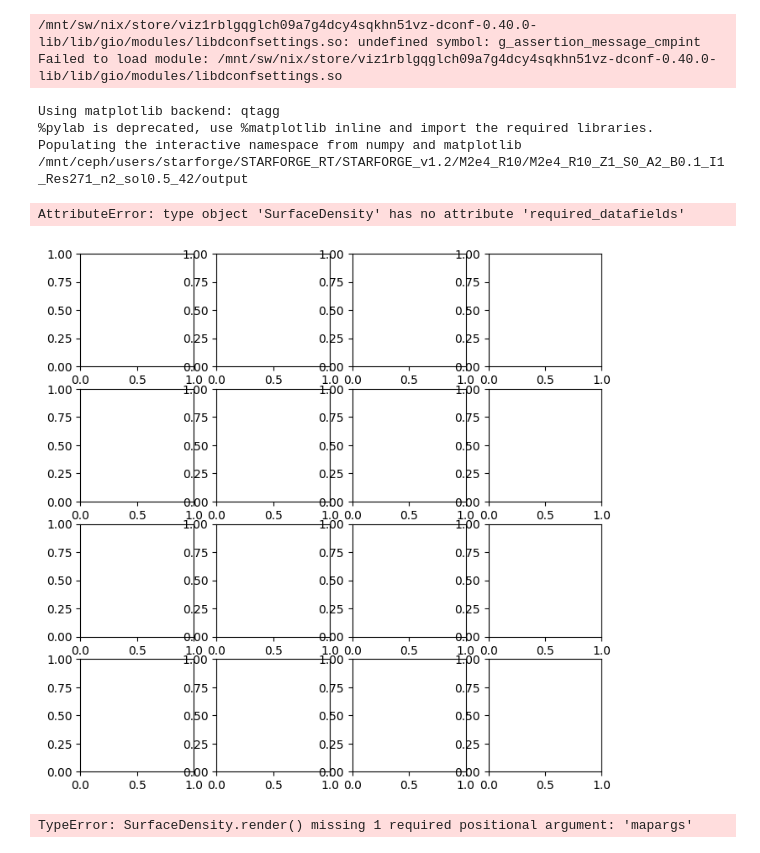
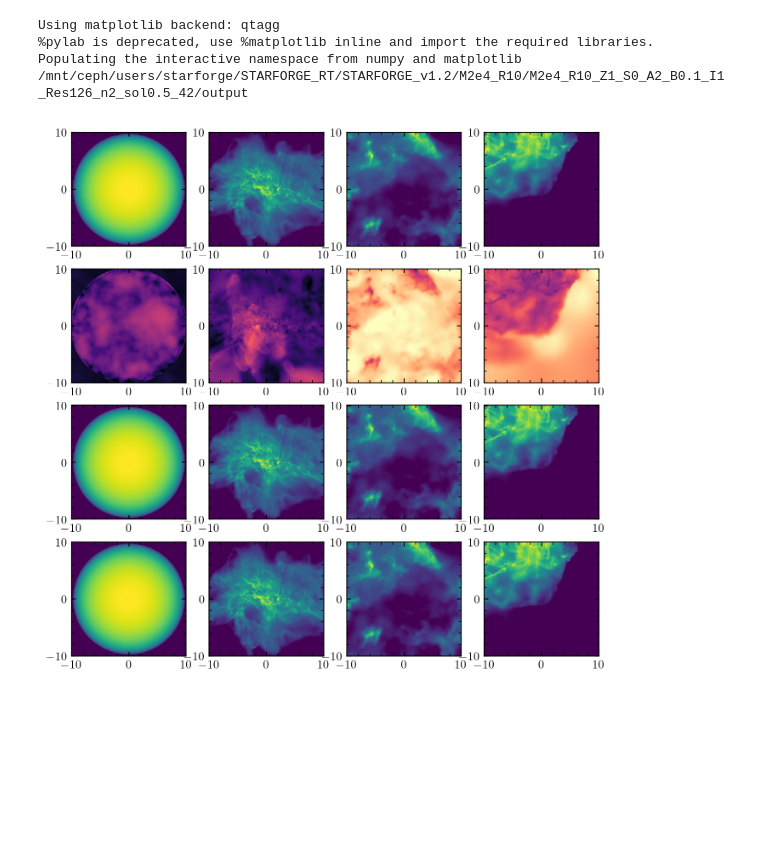
Before and after one commit to mikegrudic/starforge_tools, a Jupyter notebook: src/starforge_tools/plots/test_multipanel.ipynb, the cells around one changed output. Saved outputs shown, nothing was run; the diff lists cells and outputs as text; code cells hidden in the pictures; blank space fills up the shorter version.

```diff
--- a/src/starforge_tools/plots/test_multipanel.ipynb
+++ b/src/starforge_tools/plots/test_multipanel.ipynb
@@ -1,18 +1,15 @@
 # %%
 %pylab
 %matplotlib inline
 
-simpath = "/mnt/ceph/users/starforge/STARFORGE_RT/STARFORGE_v1.2/M2e4_R10/M2e4_R10_Z1_S0_A2_B0.1_I1_Res271_n2_sol0.5_42/output"
+simpath = "/mnt/ceph/users/starforge/STARFORGE_RT/STARFORGE_v1.2/M2e4_R10/M2e4_R10_Z1_S0_A2_B0.1_I1_Res126_n2_sol0.5_42/output"
 
 from starforge_tools.plots.multipanel import multipanel_timelapse_map
 
 multipanel_timelapse_map(simpath)
 # %% [output]
-/mnt/sw/nix/store/viz1rblgqglch09a7g4dcy4sqkhn51vz-dconf-0.40.0-lib/lib/gio/modules/libdconfsettings.so: undefined symbol: g_assertion_message_cmpint
-Failed to load module: /mnt/sw/nix/store/viz1rblgqglch09a7g4dcy4sqkhn51vz-dconf-0.40.0-lib/lib/gio/modules/libdconfsettings.so
+Using matplotlib backend: qtagg
+%pylab is deprecated, use %matplotlib inline and import the required libraries.
+Populating the interactive namespace from numpy and matplotlib
+/mnt/ceph/users/starforge/STARFORGE_RT/STARFORGE_v1.2/M2e4_R10/M2e4_R10_Z1_S0_A2_B0.1_I1_Res126_n2_sol0.5_42/output
-Using matplotlib backend: qtagg
-%pylab is deprecated, use %matplotlib inline and import the required libraries.
-Populating the interactive namespace from numpy and matplotlib
-/mnt/ceph/users/starforge/STARFORGE_RT/STARFORGE_v1.2/M2e4_R10/M2e4_R10_Z1_S0_A2_B0.1_I1_Res271_n2_sol0.5_42/output
-AttributeError: type object 'SurfaceDensity' has no attribute 'required_datafields'
-[figure, old version]
+[figure, new version]
@@ -21,5 +15,0 @@ from rendermap import SurfaceDensity
-# %%
-import rendermap
-getattr(rendermap, "SurfaceDensity").render(2,3,4)
-# %% [output]
-TypeError: SurfaceDensity.render() missing 1 required positional argument: 'mapargs'
```
Also changed, not shown: parts of 1 cell of this notebook, 10 other files.
